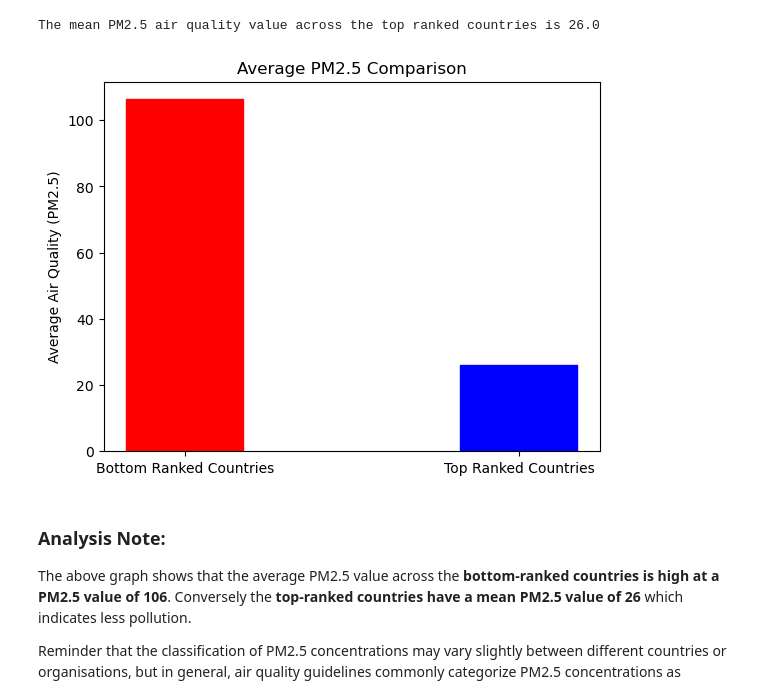
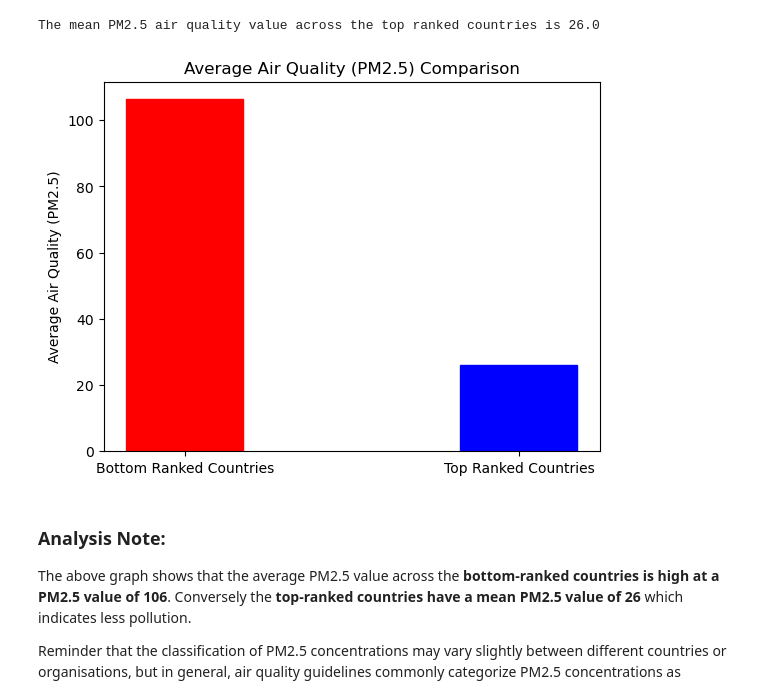
Before and after one commit to benoitchamot/AirQuality_and_Happiness, a Jupyter notebook: Analysis_AirQuality_and_Happiness.ipynb, the cells around one changed output. Drawn from its saved outputs; the diff is of its cells as text; code cells hidden in the pictures.

```diff
--- a/Analysis_AirQuality_and_Happiness.ipynb
+++ b/Analysis_AirQuality_and_Happiness.ipynb
@@ -259,28 +259,28 @@ The mean PM2.5 air quality value across the top ranked countries is 26.0
 # %%
 # Create a bar plot to viisualise the average PM25 values
 labels = ['Bottom Ranked Countries', 'Top Ranked Countries']
 mean_values = [bottom_mean, top_mean]
 
 x = range(len(labels))
 width = 0.35
 
 fig, ax = plt.subplots()
 rects = ax.bar(x, mean_values, width)
 
 # Set the color of the bars
 rects[0].set_color('red')  # Bottom Ranked Countries
 rects[1].set_color('blue')  # Top Ranked Countries
 
 ax.set_ylabel('Average Air Quality (PM2.5)')
-ax.set_title('Average PM2.5 Comparison')
+ax.set_title('Average Air Quality (PM2.5) Comparison')
 ax.set_xticks(x)
 ax.set_xticklabels(labels)
 
 plt.savefig('AveragePM25Comparison.png', format='png')
 
 plt.show()
 # %% [output]
-[figure, old version]
+[figure, new version]
 # %% [markdown]
 ### Analysis Note:
 The above graph shows that the average PM2.5 value across the **bottom-ranked countries is high at a PM2.5 value of 106**. Conversely the **top-ranked countries have a mean PM2.5 value of 26** which indicates less pollution.
```
Also changed, not shown: parts of 3 cells of this notebook, 4 other files.
